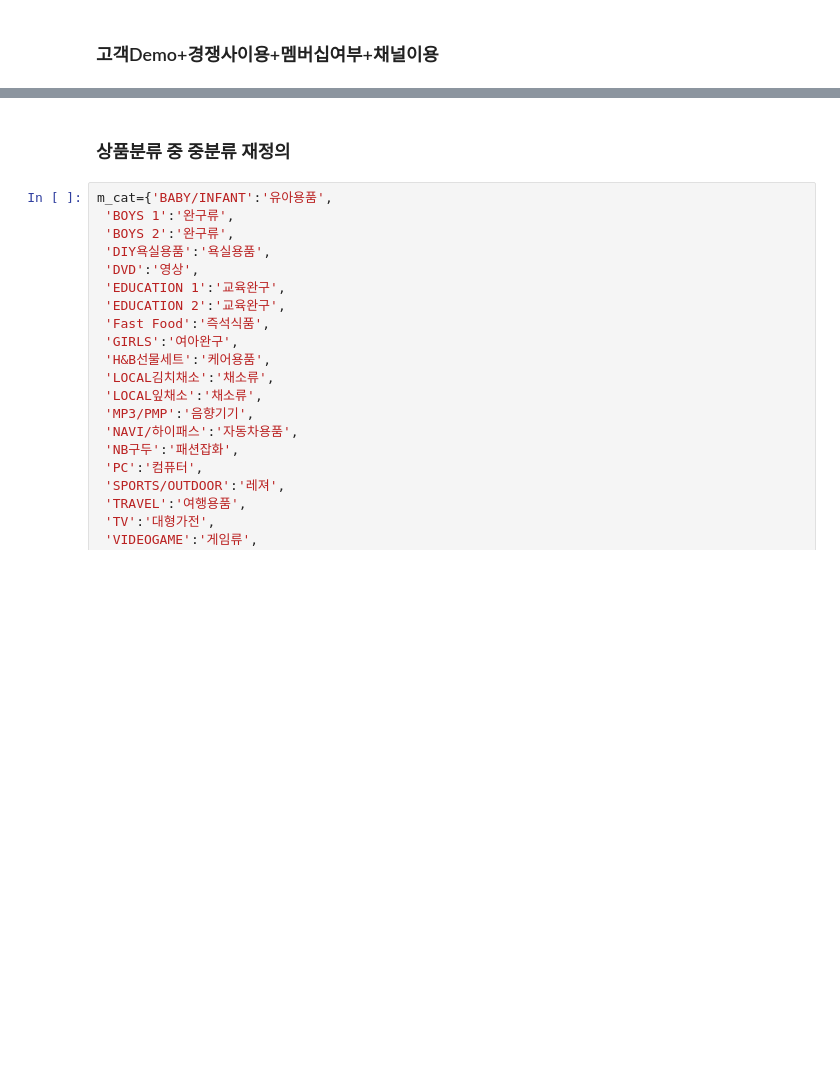
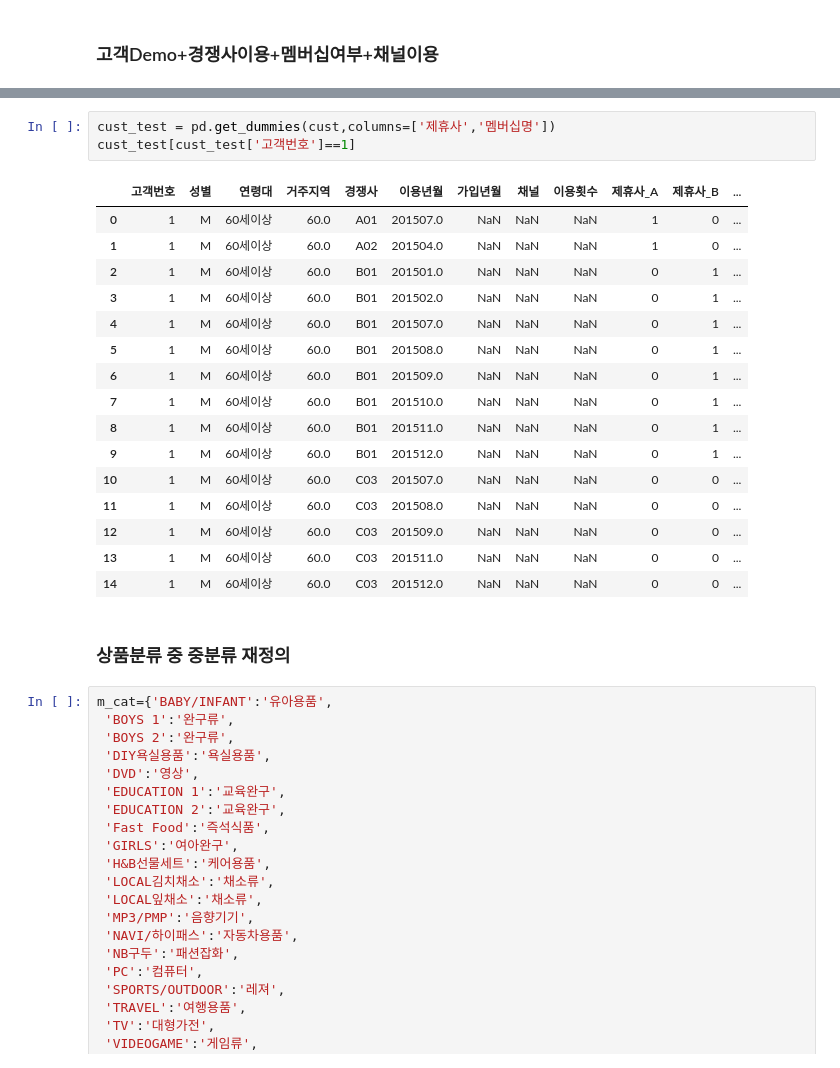
Before and after one commit to PKLH/cakd_LP, a Jupyter notebook: WorkSpace/Kim/EDA_minsup.ipynb, the cells around one changed output, grey strips where cells are left out. Cells and saved outputs as stored; diff of their text form; blank space fills up the shorter version.

```diff
--- a/WorkSpace/Kim/EDA_minsup.ipynb
+++ b/WorkSpace/Kim/EDA_minsup.ipynb
@@ -969,3 +996,23 @@ cust
+# %%
+cust_test = pd.get_dummies(cust,columns=['제휴사','멤버십명'])
+cust_test[cust_test['고객번호']==1]
+# %% [output]
+|  | 고객번호 | 성별 | 연령대 | 거주지역 | 경쟁사 | 이용년월 | 가입년월 | 채널 | 이용횟수 | 제휴사_A | 제휴사_B | ... |
+| 0 | 1 | M | 60세이상 | 60.0 | A01 | 201507.0 | NaN | NaN | NaN | 1 | 0 | ... |
+| 1 | 1 | M | 60세이상 | 60.0 | A02 | 201504.0 | NaN | NaN | NaN | 1 | 0 | ... |
+| 2 | 1 | M | 60세이상 | 60.0 | B01 | 201501.0 | NaN | NaN | NaN | 0 | 1 | ... |
+| 3 | 1 | M | 60세이상 | 60.0 | B01 | 201502.0 | NaN | NaN | NaN | 0 | 1 | ... |
+| 4 | 1 | M | 60세이상 | 60.0 | B01 | 201507.0 | NaN | NaN | NaN | 0 | 1 | ... |
+| 5 | 1 | M | 60세이상 | 60.0 | B01 | 201508.0 | NaN | NaN | NaN | 0 | 1 | ... |
+| 6 | 1 | M | 60세이상 | 60.0 | B01 | 201509.0 | NaN | NaN | NaN | 0 | 1 | ... |
+| 7 | 1 | M | 60세이상 | 60.0 | B01 | 201510.0 | NaN | NaN | NaN | 0 | 1 | ... |
+| 8 | 1 | M | 60세이상 | 60.0 | B01 | 201511.0 | NaN | NaN | NaN | 0 | 1 | ... |
+| 9 | 1 | M | 60세이상 | 60.0 | B01 | 201512.0 | NaN | NaN | NaN | 0 | 1 | ... |
+| 10 | 1 | M | 60세이상 | 60.0 | C03 | 201507.0 | NaN | NaN | NaN | 0 | 0 | ... |
+| 11 | 1 | M | 60세이상 | 60.0 | C03 | 201508.0 | NaN | NaN | NaN | 0 | 0 | ... |
+| 12 | 1 | M | 60세이상 | 60.0 | C03 | 201509.0 | NaN | NaN | NaN | 0 | 0 | ... |
+| 13 | 1 | M | 60세이상 | 60.0 | C03 | 201511.0 | NaN | NaN | NaN | 0 | 0 | ... |
+| 14 | 1 | M | 60세이상 | 60.0 | C03 | 201512.0 | NaN | NaN | NaN | 0 | 0 | ... |
 # %% [markdown]
 ### 상품분류 중 중분류 재정의
 # %%
```
Also changed, not shown: parts of 27 cells of this notebook.
